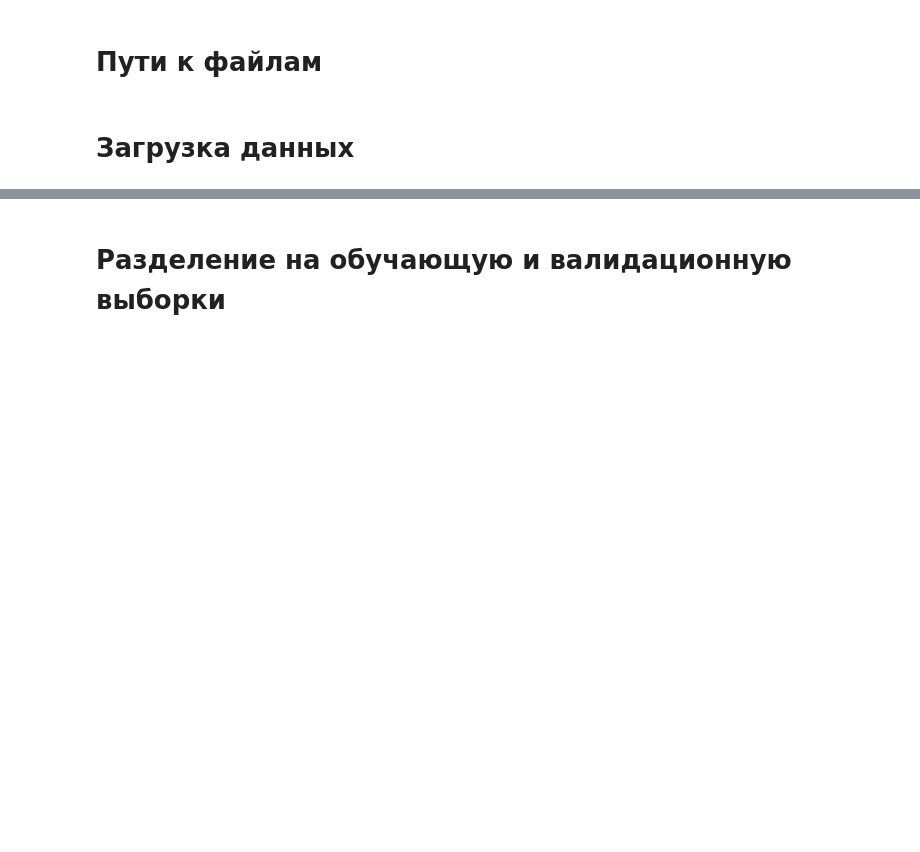
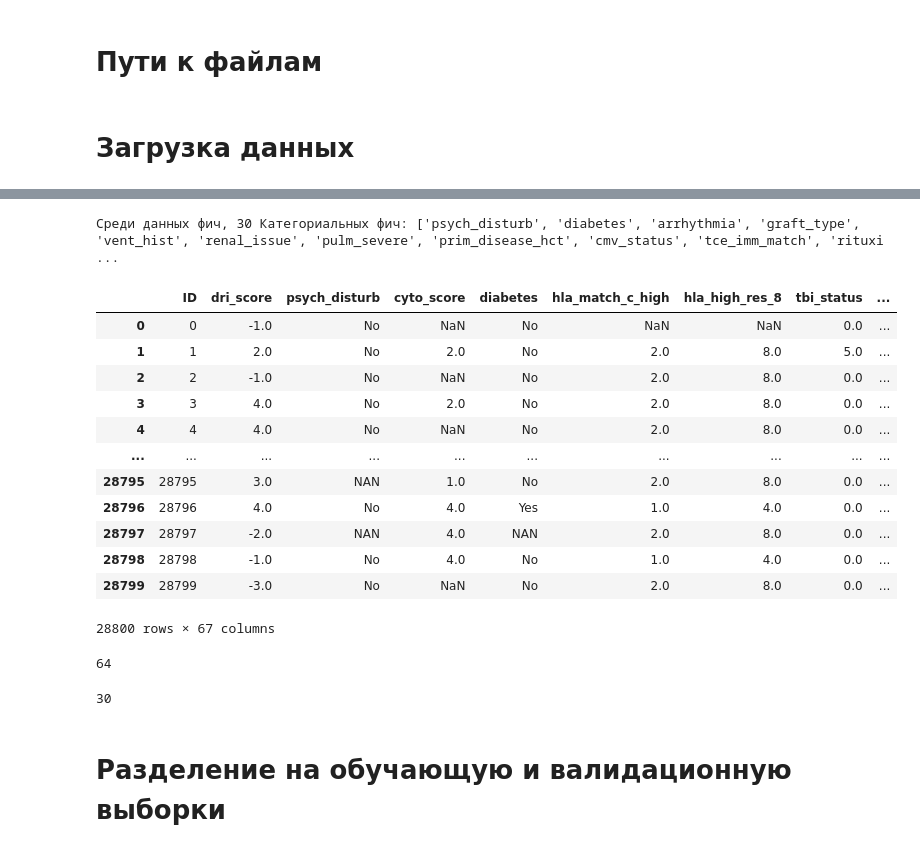
Before and after one commit to Millcool/CIBMTR, a Jupyter notebook: Основа CIBMTR.ipynb, the cells around one changed output, grey strips where cells are left out. Saved outputs shown, nothing was run; the diff lists cells and outputs as text; code cells hidden in the pictures; blank space fills up the shorter version.

```diff
--- a/Основа CIBMTR.ipynb
+++ b/Основа CIBMTR.ipynb
@@ -22,9 +160,43 @@ test_data = pd.read_csv(test_path)
+# %%
+CATS = []
+for c in FEATURES:
+    if train[c].dtype=="object":
+        CATS.append(c)
+        train[c] = train[c].fillna("NAN")
+        test[c] = test[c].fillna("NAN")
+print(f"Среди данных фич, {len(CATS)} Категориальных фич: {CATS}")
+# %% [output]
+Среди данных фич, 30 Категориальных фич: ['psych_disturb', 'diabetes', 'arrhythmia', 'graft_type', 'vent_hist', 'renal_issue', 'pulm_severe', 'prim_disease_hct', 'cmv_status', 'tce_imm_match', 'rituxi ...
+# %%
+train_data
+# %% [output]
+|  | ID | dri_score | psych_disturb | cyto_score | diabetes | hla_match_c_high | hla_high_res_8 | tbi_status | ... |
+| 0 | 0 | -1.0 | No | NaN | No | NaN | NaN | 0.0 | ... |
+| 1 | 1 | 2.0 | No | 2.0 | No | 2.0 | 8.0 | 5.0 | ... |
+| 2 | 2 | -1.0 | No | NaN | No | 2.0 | 8.0 | 0.0 | ... |
+| 3 | 3 | 4.0 | No | 2.0 | No | 2.0 | 8.0 | 0.0 | ... |
+| 4 | 4 | 4.0 | No | NaN | No | 2.0 | 8.0 | 0.0 | ... |
+| ... | ... | ... | ... | ... | ... | ... | ... | ... | ... |
+| 28795 | 28795 | 3.0 | NAN | 1.0 | No | 2.0 | 8.0 | 0.0 | ... |
+| 28796 | 28796 | 4.0 | No | 4.0 | Yes | 1.0 | 4.0 | 0.0 | ... |
+| 28797 | 28797 | -2.0 | NAN | 4.0 | NAN | 2.0 | 8.0 | 0.0 | ... |
+| 28798 | 28798 | -1.0 | No | 4.0 | No | 1.0 | 4.0 | 0.0 | ... |
+| 28799 | 28799 | -3.0 | No | NaN | No | 2.0 | 8.0 | 0.0 | ... |
+28800 rows × 67 columns
 # %%
 # Целевая переменная и признаки
 target = "efs"
 features = [col for col in train_data.columns if col not in ["ID", "efs", "efs_time"]]
+# %%
+len(features)
+# %% [output]
+64
 # %%
 cat_features = train_data.select_dtypes(include=["object"]).columns.tolist()
+# %%
+len(cat_features)
+# %% [output]
+30
 # %%
 train_data.fillna(-999, inplace=True)
 test_data.fillna(-999, inplace=True)
```
Also changed, not shown: parts of 8 cells of this notebook.
